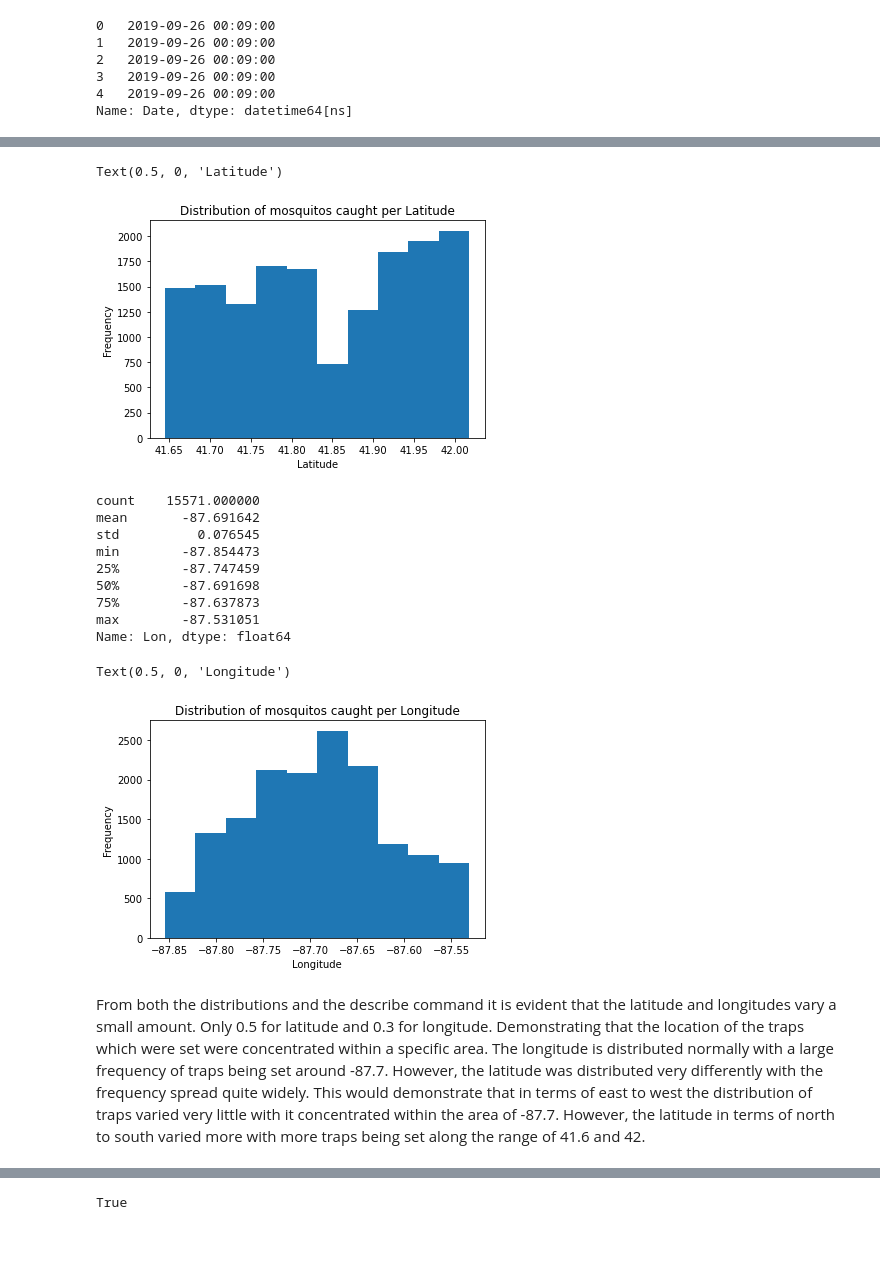
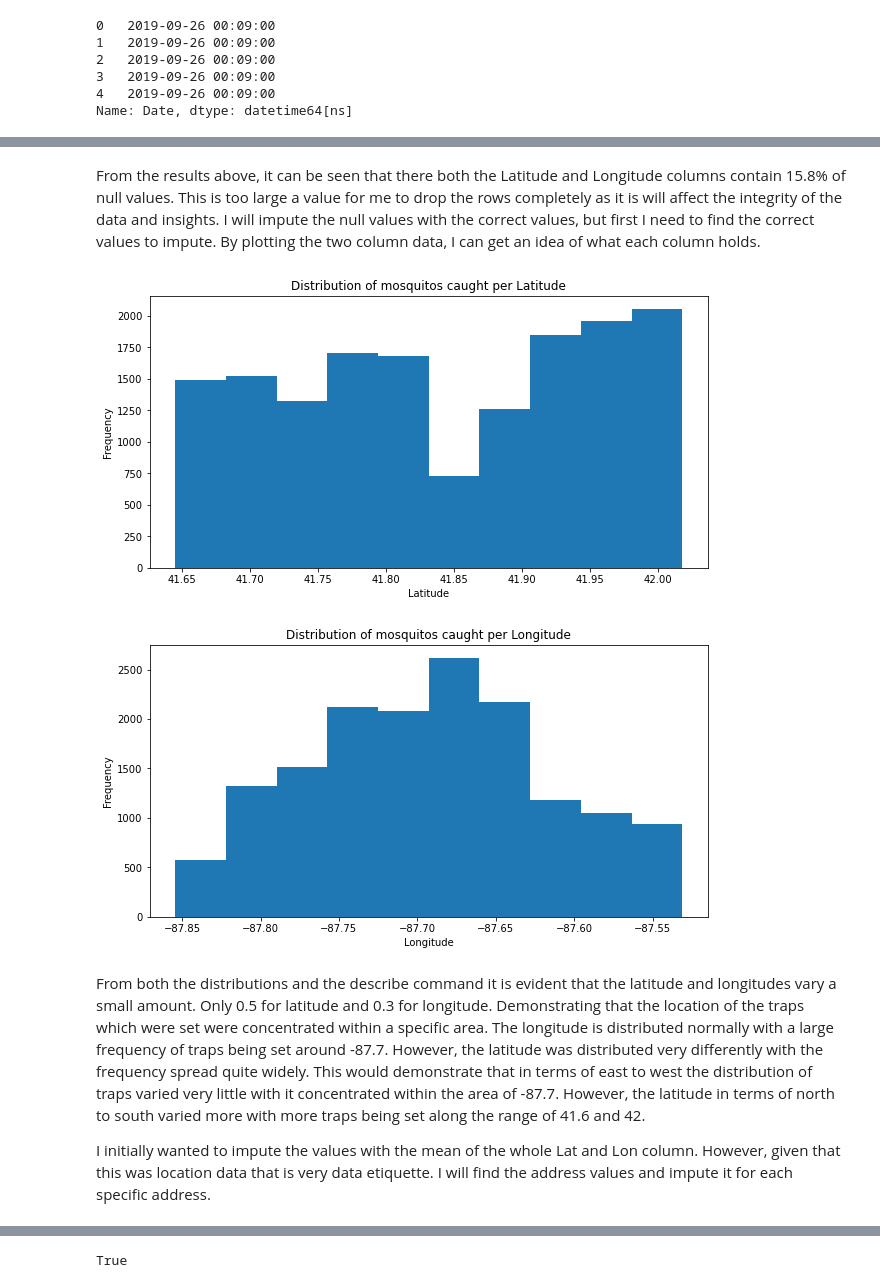
Before and after one commit to Neel-Chudasama/Data-Wrangling-project, a Jupyter notebook: Data Wrangling and EDA.ipynb, the cells around one changed output, grey strips where cells are left out. Drawn from its saved outputs; the diff is of its cells as text; code cells hidden in the pictures; blank space fills up the shorter version.

```diff
--- a/Data Wrangling and EDA.ipynb
+++ b/Data Wrangling and EDA.ipynb
@@ -27,7 +29,6 @@ import utils
 # %%
 #Read the dataset in
-
-df = pd.read_csv('mosquito_data.csv')
+df = pd.read_csv('Data.csv')
 # %% [markdown]
 I can now conduct some basic data analysis of the dataframe with the use of my utils library function.
 # %%
@@ -197,28 +144,22 @@ Name: Lat, dtype: float64
+# %% [markdown]
+From the results above, it can be seen that there both the Latitude and Longitude columns contain 15.8% of null values. This is too large a value for me to drop the rows completely as it is will affect the integrity of the data and insights. I will impute the null values with the correct values, but first I need to find the correct values to impute. By plotting the two column data, I can get an idea of what each column holds.
 # %%
+plt.figure(figsize = (10,5))
 df['Lat'].plot(kind = 'hist')
 plt.title('Distribution of mosquitos caught per Latitude')
 plt.xlabel('Latitude')
+plt.show()
 # %% [output]
-Text(0.5, 0, 'Latitude')
-[figure, old version]
+[figure, new version]
-# %%
-df['Lon'].describe()
-# %% [output]
-count    15571.000000
-mean       -87.691642
-std          0.076545
-min        -87.854473
-25%        -87.747459
-50%        -87.691698
-75%        -87.637873
-max        -87.531051
-Name: Lon, dtype: float64
 # %%
+plt.figure(figsize = (10,5))
 df["Lon"].plot(kind = 'hist')
 plt.title('Distribution of mosquitos caught per Longitude')
 plt.xlabel('Longitude')
+plt.show()
 # %% [output]
-Text(0.5, 0, 'Longitude')
-[figure, old version]
+[figure, new version]
 # %% [markdown]
 From both the distributions and the describe command it is evident that the latitude and longitudes vary a small amount. Only 0.5 for latitude and 0.3 for longitude. Demonstrating that the location of the traps which were set were concentrated within a specific area. The longitude is distributed normally with a large frequency of traps being set around -87.7. However, the latitude was distributed very differently with the frequency spread quite widely. This would demonstrate that in terms of east to west the distribution of traps varied very little with it concentrated within the area of -87.7. However, the latitude in terms of north to south varied more with more traps being set along the range of 41.6 and 42.
+
+I initially wanted to impute the values with the mean of the whole Lat and Lon column. However, given that this was location data that is very data etiquette. I will find the address values and impute it for each specific address.
```
Also changed, not shown: parts of 97 cells of this notebook.
